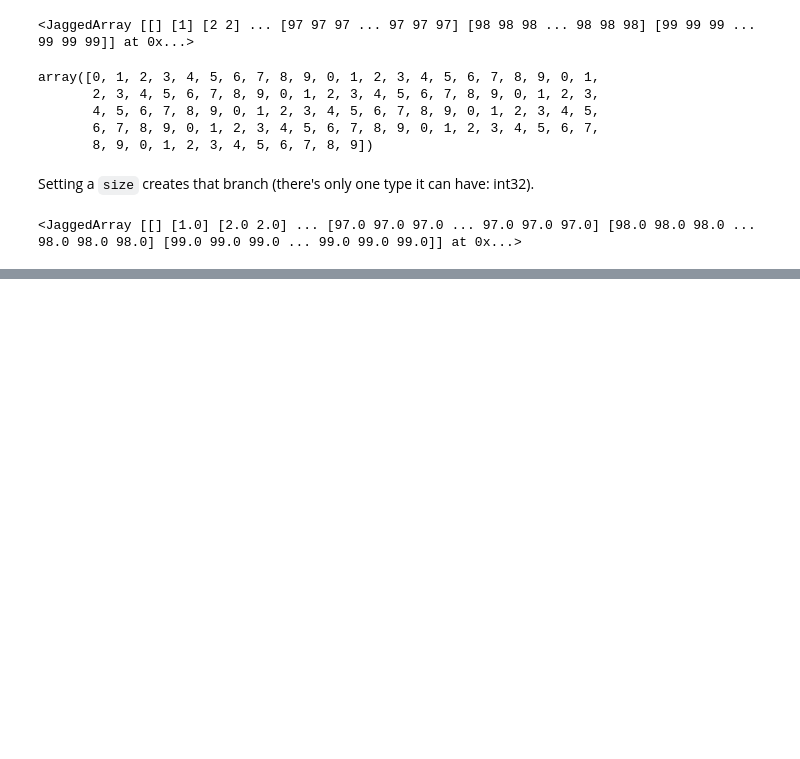
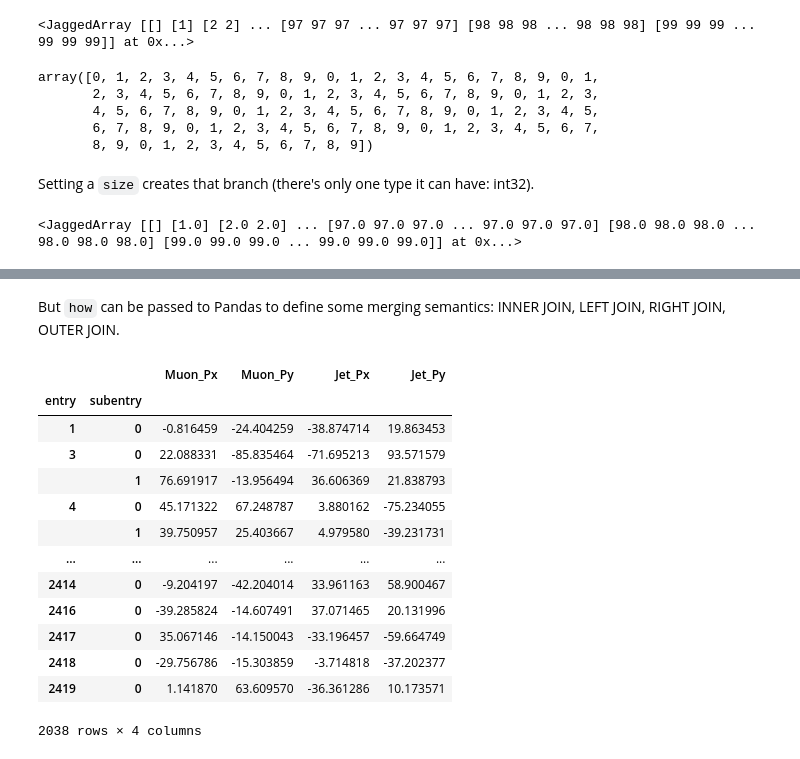
Before and after one commit to jpivarski-talks/2020-06-08-uproot-awkward-columnar-hats, a Jupyter notebook: 01-using-uproot-effectively.ipynb, the cells around one changed output, grey strips where cells are left out. Drawn from its saved outputs; the diff is of its cells as text; code cells hidden in the pictures; blank space fills up the shorter version.

```diff
--- a/01-using-uproot-effectively.ipynb
+++ b/01-using-uproot-effectively.ipynb
@@ -1019,0 +1211,4 @@ uproot.open("tmp.root")["jagged_tree/branch1"].array()
+# %%
+without_lorentz_uproot4 = uproot4.open("data/HZZ.root | events")
+
+without_lorentz_uproot4["Muon_Px"].array(library="pd")
@@ -1019,0 +1270,19 @@ uproot.open("tmp.root")["jagged_tree/branch1"].array()
+# %% [markdown]
+But `how` can be passed to Pandas to define some merging semantics: INNER JOIN, LEFT JOIN, RIGHT JOIN, OUTER JOIN.
+# %%
+without_lorentz_uproot4.arrays(["Muon_Px", "Muon_Py", "Jet_Px", "Jet_Py"], library="pd", how="inner")
+# %% [output]
+|  |  | Muon_Px | Muon_Py | Jet_Px | Jet_Py |
+| entry | subentry |  |  |  |  |
+| 1 | 0 | -0.816459 | -24.404259 | -38.874714 | 19.863453 |
+| 3 | 0 | 22.088331 | -85.835464 | -71.695213 | 93.571579 |
+|  | 1 | 76.691917 | -13.956494 | 36.606369 | 21.838793 |
+| 4 | 0 | 45.171322 | 67.248787 | 3.880162 | -75.234055 |
+|  | 1 | 39.750957 | 25.403667 | 4.979580 | -39.231731 |
+| ... | ... | ... | ... | ... | ... |
+| 2414 | 0 | -9.204197 | -42.204014 | 33.961163 | 58.900467 |
+| 2416 | 0 | -39.285824 | -14.607491 | 37.071465 | 20.131996 |
+| 2417 | 0 | 35.067146 | -14.150043 | -33.196457 | -59.664749 |
+| 2418 | 0 | -29.756786 | -15.303859 | -3.714818 | -37.202377 |
+| 2419 | 0 | 1.141870 | 63.609570 | -36.361286 | 10.173571 |
+2038 rows × 4 columns
```
Also changed, not shown: parts of 42 cells of this notebook.
